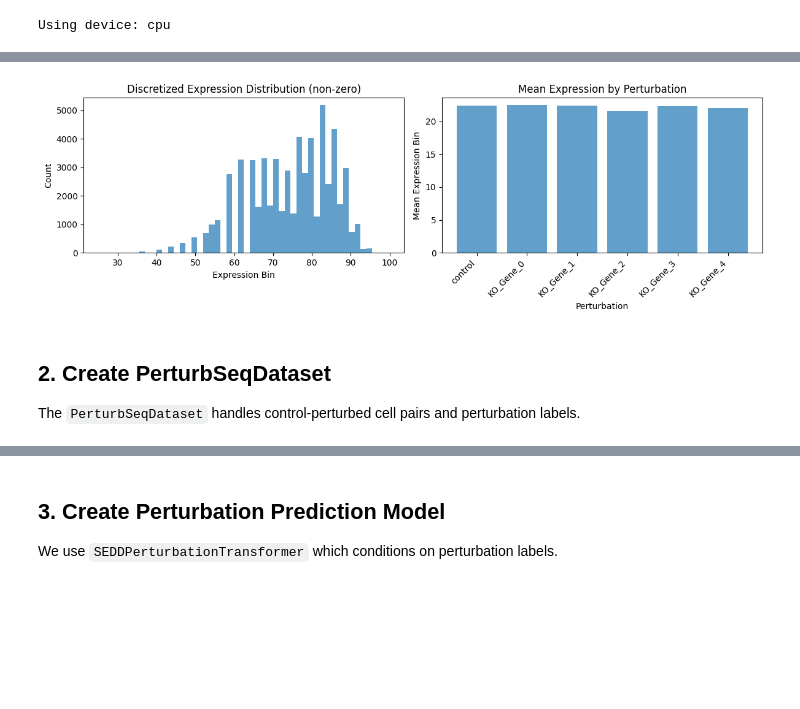
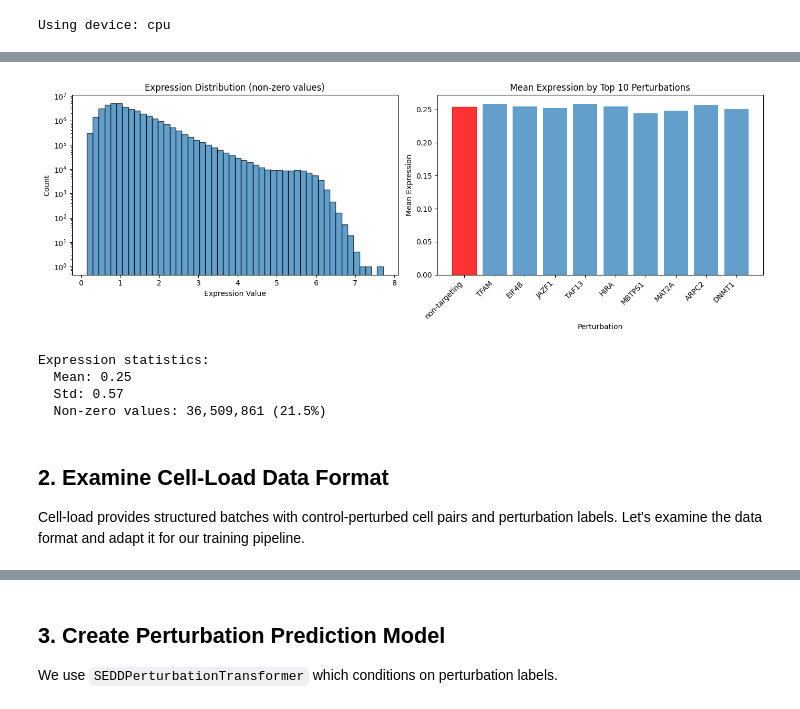
Before and after one commit to kleonlab/st3, a Jupyter notebook: nbs/demo_perturbseq.ipynb, the cells around one changed output, grey strips where cells are left out. Saved outputs shown, nothing was run; the diff lists cells and outputs as text; code cells hidden in the pictures; blank space fills up the shorter version.

Commit message:
setup local dataset

```diff
--- a/nbs/demo_perturbseq.ipynb
+++ b/nbs/demo_perturbseq.ipynb
@@ -152,32 +209,58 @@ Sparsity: 70.00%
 # %%
-# Visualize expression distribution
-fig, axes = plt.subplots(1, 2, figsize=(12, 4))
+# Visualize real expression data
+fig, axes = plt.subplots(1, 2, figsize=(14, 5))
 
-# Bin distribution
-axes[0].hist(expression[expression > 0].flatten(), bins=50, alpha=0.7)
-axes[0].set_xlabel('Expression Bin')
+# Expression value distribution
+expression_data = adata.X.toarray() if hasattr(adata.X, 'toarray') else adata.X
+non_zero_expr = expression_data[expression_data > 0]
+
+axes[0].hist(non_zero_expr.flatten(), bins=50, alpha=0.7, edgecolor='black')
+axes[0].set_xlabel('Expression Value')
 axes[0].set_ylabel('Count')
-axes[0].set_title('Discretized Expression Distribution (non-zero)')
+axes[0].set_title('Expression Distribution (non-zero values)')
+axes[0].set_yscale('log')  # Log scale for better visualization
 
-# Per-perturbation statistics
+# Mean expression per perturbation (top 10)
+pert_counts = adata.obs['gene'].value_counts()
+top_perts = pert_counts.head(10).index.tolist()
+
 pert_means = []
-for pert in pert_names:
-    mask = np.array(pert_labels) == pert
-    pert_means.append(expression[mask].mean())
+pert_labels = []
+for pert in top_perts:
+    mask = adata.obs['gene'] == pert
+    pert_expr = expression_data[mask.values]
+    pert_means.append(pert_expr.mean())
+    pert_labels.append(pert)
 
-axes[1].bar(range(len(pert_names)), pert_means, alpha=0.7)
-axes[1].set_xticks(range(len(pert_names)))
-axes[1].set_xticklabels(pert_names, rotation=45, ha='right')
+bars = axes[1].bar(range(len(pert_labels)), pert_means, alpha=0.7)
+axes[1].set_xticks(range(len(pert_labels)))
+axes[1].set_xticklabels(pert_labels, rotation=45, ha='right')
 axes[1].set_xlabel('Perturbation')
-axes[1].set_ylabel('Mean Expression Bin')
-axes[1].set_title('Mean Expression by Perturbation')
+axes[1].set_ylabel('Mean Expression')
+axes[1].set_title('Mean Expression by Top 10 Perturbations')
+
+# Color the control bar differently
+for i, label in enumerate(pert_labels):
+    if label == 'non-targeting':
+        bars[i].set_color('red')
+        bars[i].set_alpha(0.8)
 
 plt.tight_layout()
 plt.show()
+
+print(f'Expression statistics:')
+print(f'  Mean: {expression_data.mean():.2f}')
+print(f'  Std: {expression_data.std():.2f}')
+print(f'  Non-zero values: {(expression_data > 0).sum():,} ({(expression_data > 0).mean():.1%})')
 # %% [output]
-[figure, old version]
+[figure, new version]
+Expression statistics:
+  Mean: 0.25
+  Std: 0.57
+  Non-zero values: 36,509,861 (21.5%)
 # %% [markdown]
-## 2. Create PerturbSeqDataset
+## 2. Examine Cell-Load Data Format
 
-The `PerturbSeqDataset` handles control-perturbed cell pairs and perturbation labels.
+Cell-load provides structured batches with control-perturbed cell pairs and perturbation labels.
+Let's examine the data format and adapt it for our training pipeline.
 # %%
```
Also changed, not shown: parts of 17 cells of this notebook, 4 other files.
